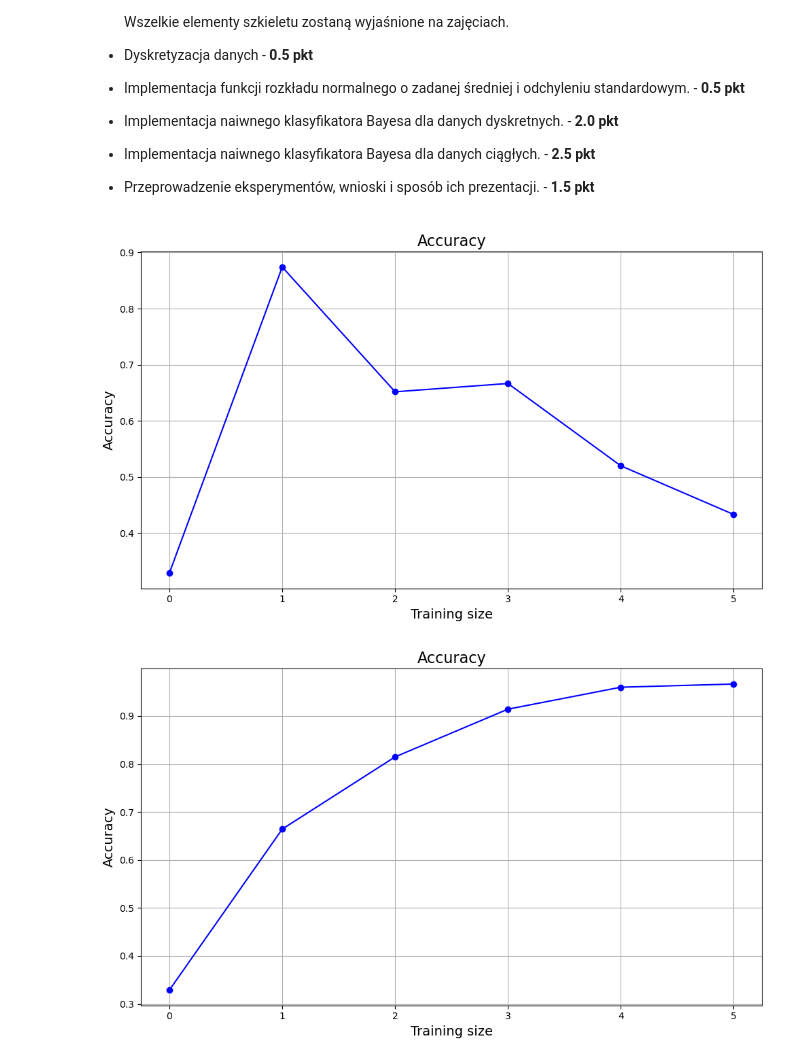
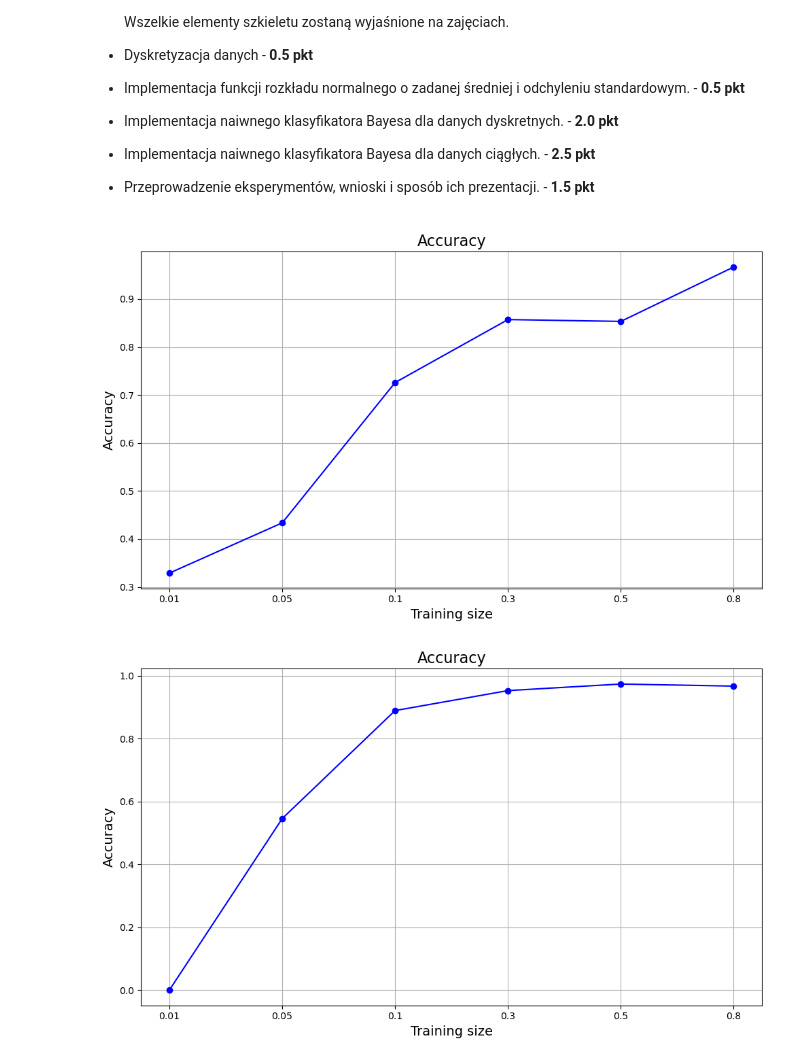
Before and after one commit to Alveaenerle/WSI, a Jupyter notebook: exercise_7/Zadanie_7.ipynb, the cells around one changed output. Drawn from its saved outputs; the diff is of its cells as text; code cells hidden in the pictures.

```diff
--- a/exercise_7/Zadanie_7.ipynb
+++ b/exercise_7/Zadanie_7.ipynb
@@ -117,29 +143,30 @@ class GaussianNaiveBayes:
 # %%
 def plot(accuracies, title="Accuracy", x_label="Training size", y_label="Accuracy"):
     # Plot the rewards
     plt.figure(figsize=(10, 6))
     plt.plot(accuracies, color="blue", linestyle="-", marker="o")
     plt.title(title, fontsize=16)
+    plt.xticks(np.arange(6), [0.01, 0.05, 0.1, 0.3, 0.5, 0.8])
     plt.xlabel(x_label, fontsize=14)
     plt.ylabel(y_label, fontsize=14)
     plt.grid(True)
     plt.tight_layout()
     plt.show()
 
 def test(bayes):
     accuracies = []
     for train_size in [0.01, 0.05, 0.1, 0.3, 0.5, 0.8]:
         correct_predictions = 0
-        x_train, x_test, y_train, y_test = train_test_split(x, y, train_size=train_size)
+        x_train, x_test, y_train, y_test = train_test_split(x, y, train_size=train_size, random_state=123)
         nb = bayes()
         nb.build_classifier(x_train, y_train)
         for sample, correct_cls in zip(x_test, y_test):
             correct_predictions += nb.predict(sample) == correct_cls
         accuracies.append(correct_predictions/len(y_test))
     plot(accuracies=accuracies)
 
 test(NaiveBayes)
 test(GaussianNaiveBayes)
 # %% [output]
-[figure, old version]
+[figure, new version]
-[figure, old version]
+[figure, new version]
```
Also changed, not shown: parts of 2 cells of this notebook.
